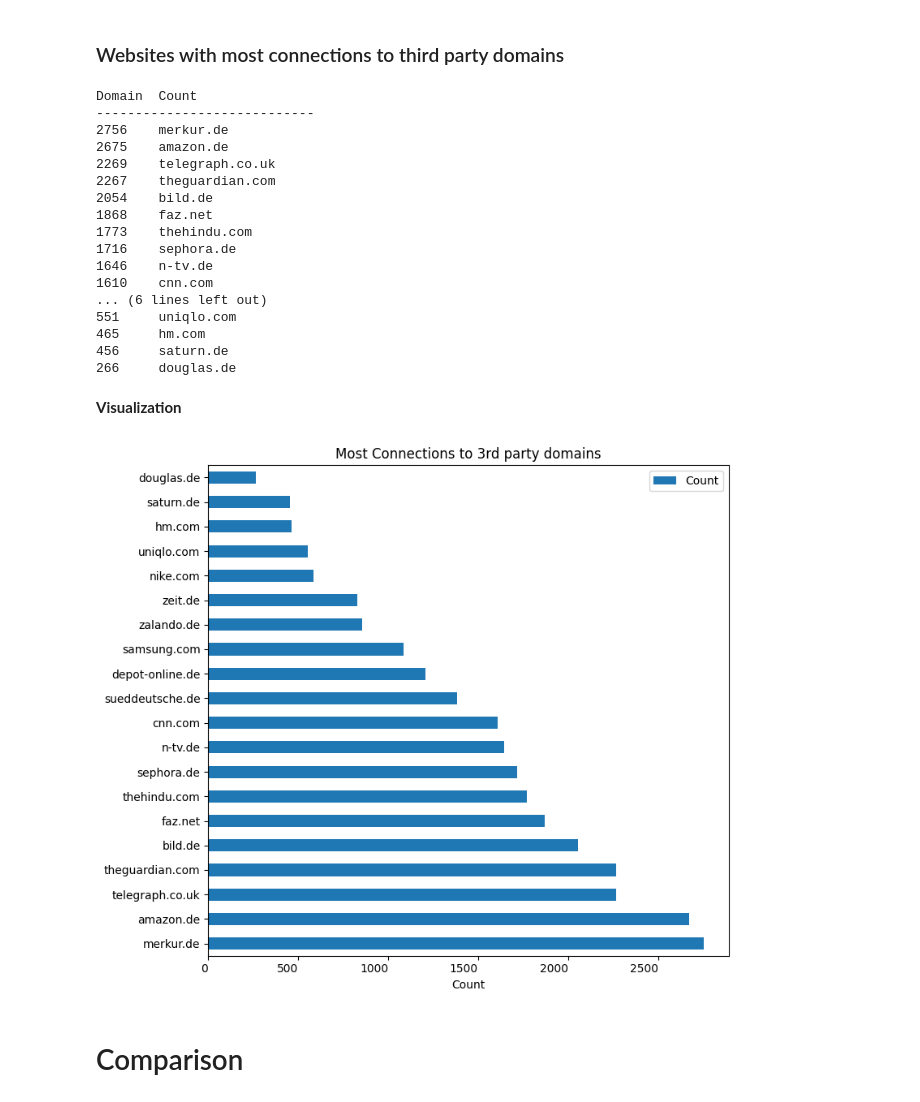
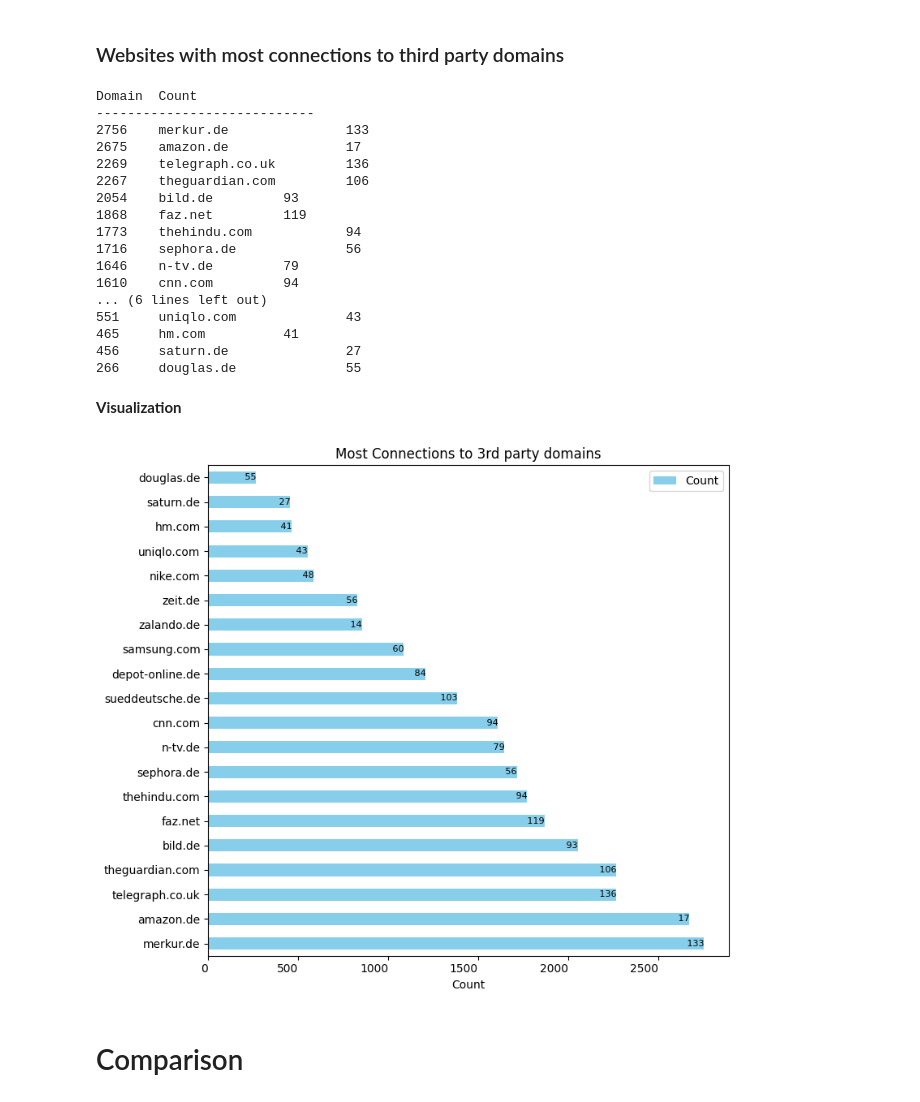
Before and after one commit to ynnickw/seminar-ws23, a Jupyter notebook: data-analysis/scripts/analysis/db_thirdParty.ipynb, the cells around one changed output. Cells and saved outputs as stored; diff of their text form; code cells hidden in the pictures.

```diff
--- a/data-analysis/scripts/analysis/db_thirdParty.ipynb
+++ b/data-analysis/scripts/analysis/db_thirdParty.ipynb
@@ -66,7 +66,7 @@ plt.show()
 conn = sqlite3.connect('../third_party_analysis.db')
 cursor = conn.cursor()
 
-query = 'SELECT host, COUNT(*) FROM domain_counts GROUP BY host ORDER BY COUNT(*) DESC'
+query = 'SELECT host, COUNT(*), COUNT(DISTINCT domain) AS distinct_domains FROM domain_counts GROUP BY host ORDER BY COUNT(*) DESC'
 
 cursor.execute(query)
 
@@ -74,47 +74,57 @@ data0 = cursor.fetchall()
 
 print("Domain\tCount")
 print("----------------------------")
-for domain, count in data0:
-    print(f"{count}\t{domain}")
+for domain, count, distinct_domains in data0:
+    print(f"{count}\t{domain}\t\t{distinct_domains}")
 
 conn.close()
 # %% [output]
 Domain  Count
 ----------------------------
-2756    merkur.de
-2675    amazon.de
-2269    telegraph.co.uk
-2267    theguardian.com
-2054    bild.de
-1868    faz.net
-1773    thehindu.com
-1716    sephora.de
-1646    n-tv.de
-1610    cnn.com
+2756    merkur.de               133
+2675    amazon.de               17
+2269    telegraph.co.uk         136
+2267    theguardian.com         106
+2054    bild.de         93
+1868    faz.net         119
+1773    thehindu.com            94
+1716    sephora.de              56
+1646    n-tv.de         79
+1610    cnn.com         94
 ... (6 lines left out)
-551     uniqlo.com
-465     hm.com
-456     saturn.de
-266     douglas.de
+551     uniqlo.com              43
+465     hm.com          41
+456     saturn.de               27
+266     douglas.de              55
 # %% [markdown]
 **Visualization**
 # %%
-df = pd.DataFrame(data0, columns=['Host', 'Count'])
+df = pd.DataFrame(data0, columns=['Host', 'Count', 'Distinct_Domains'])
 
+# Selecting the top 20 entries
 df_top20 = df.head(20)
 
-df_top20.plot(kind='barh', x='Host', y='Count', figsize=(8, 7))
+# Plotting
+fig, ax = plt.subplots(figsize=(8, 7))
+df_top20.plot(kind='barh', x='Host', y='Count', ax=ax, figsize=(8, 7), color='skyblue')
 
+# Annotations for Distinct_Domains
+for index, (value, distinct) in enumerate(zip(df_top20['Count'], df_top20['Distinct_Domains'])):
+    # Place the text for Distinct_Domains at the end of each bar
+    ax.text(value, index, f' {distinct}', color='black', va='center', ha='right', fontsize=8)
+
+# Setting title and labels
 plt.title('Most Connections to 3rd party domains')
 plt.xlabel('Count')
 plt.ylabel('')
 
-plt.xticks( fontsize='medium', ha='right')
+# Setting x-axis ticks
+plt.xticks(fontsize='medium', ha='right')
 
 plt.tight_layout()
 plt.show()
 # %% [output]
-[figure, old version]
+[figure, new version]
 # %% [markdown]
 # Comparison
 # %% [markdown]
```
Also changed, not shown: 14 other files.
